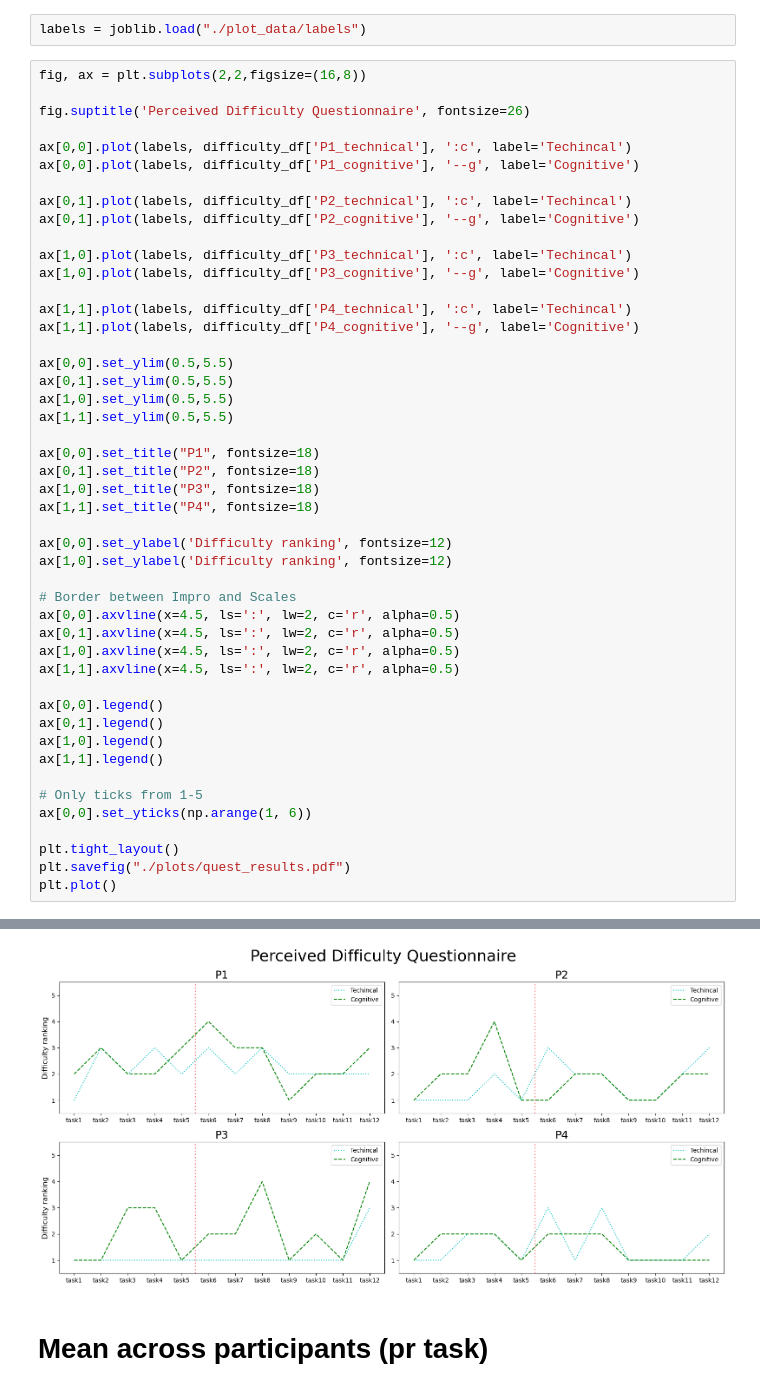
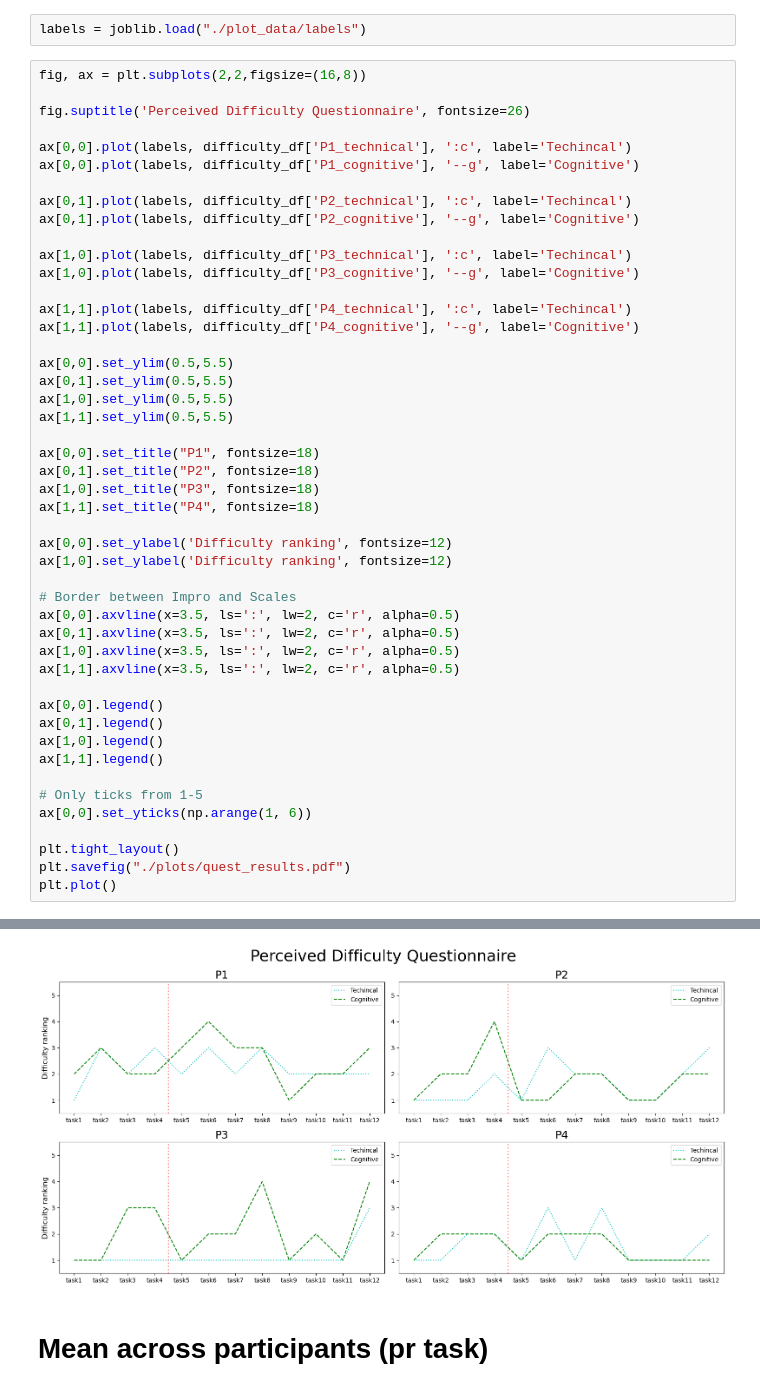
Before and after one commit to wnetzel/Pilot-Study, a Jupyter notebook: Notebooks/Questionnaire.ipynb, the cells around one changed output, grey strips where cells are left out. Saved outputs shown, nothing was run; the diff lists cells and outputs as text.

```diff
--- a/Notebooks/Questionnaire.ipynb
+++ b/Notebooks/Questionnaire.ipynb
@@ -47,38 +47,38 @@ ax[1,1].plot(labels, difficulty_df['P4_technical'], ':c', label='Techincal')
 ax[1,1].plot(labels, difficulty_df['P4_cognitive'], '--g', label='Cognitive')
 
 ax[0,0].set_ylim(0.5,5.5)
 ax[0,1].set_ylim(0.5,5.5)
 ax[1,0].set_ylim(0.5,5.5)
 ax[1,1].set_ylim(0.5,5.5)
 
 ax[0,0].set_title("P1", fontsize=18)
 ax[0,1].set_title("P2", fontsize=18)
 ax[1,0].set_title("P3", fontsize=18)
 ax[1,1].set_title("P4", fontsize=18)
 
 ax[0,0].set_ylabel('Difficulty ranking', fontsize=12)
 ax[1,0].set_ylabel('Difficulty ranking', fontsize=12)
 
 # Border between Impro and Scales
-ax[0,0].axvline(x=4.5, ls=':', lw=2, c='r', alpha=0.5)
-ax[0,1].axvline(x=4.5, ls=':', lw=2, c='r', alpha=0.5)
-ax[1,0].axvline(x=4.5, ls=':', lw=2, c='r', alpha=0.5)
-ax[1,1].axvline(x=4.5, ls=':', lw=2, c='r', alpha=0.5)
+ax[0,0].axvline(x=3.5, ls=':', lw=2, c='r', alpha=0.5)
+ax[0,1].axvline(x=3.5, ls=':', lw=2, c='r', alpha=0.5)
+ax[1,0].axvline(x=3.5, ls=':', lw=2, c='r', alpha=0.5)
+ax[1,1].axvline(x=3.5, ls=':', lw=2, c='r', alpha=0.5)
 
 ax[0,0].legend()
 ax[0,1].legend()
 ax[1,0].legend()
 ax[1,1].legend()
 
 # Only ticks from 1-5
 ax[0,0].set_yticks(np.arange(1, 6))
 
 plt.tight_layout()
 plt.savefig("./plots/quest_results.pdf")
 plt.plot()
 # %% [output]
 []
-[figure, old version]
+[figure, new version]
 # %% [markdown]
 # Mean across participants (pr task)
 # %%
```
Also changed, not shown: parts of 1 cell of this notebook, 2 other files.
